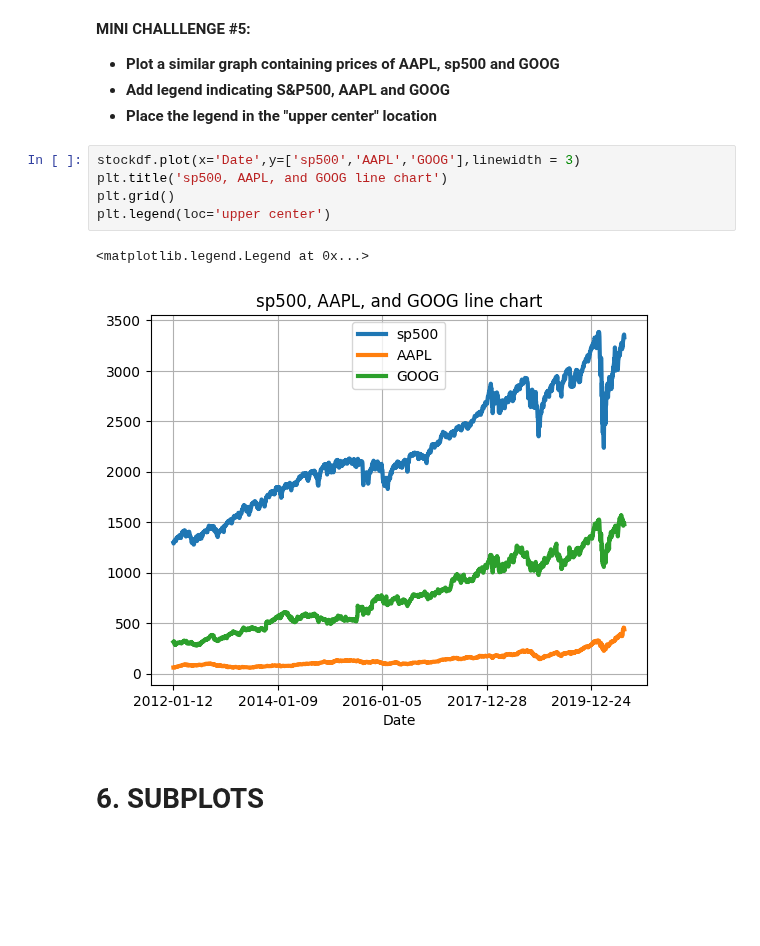
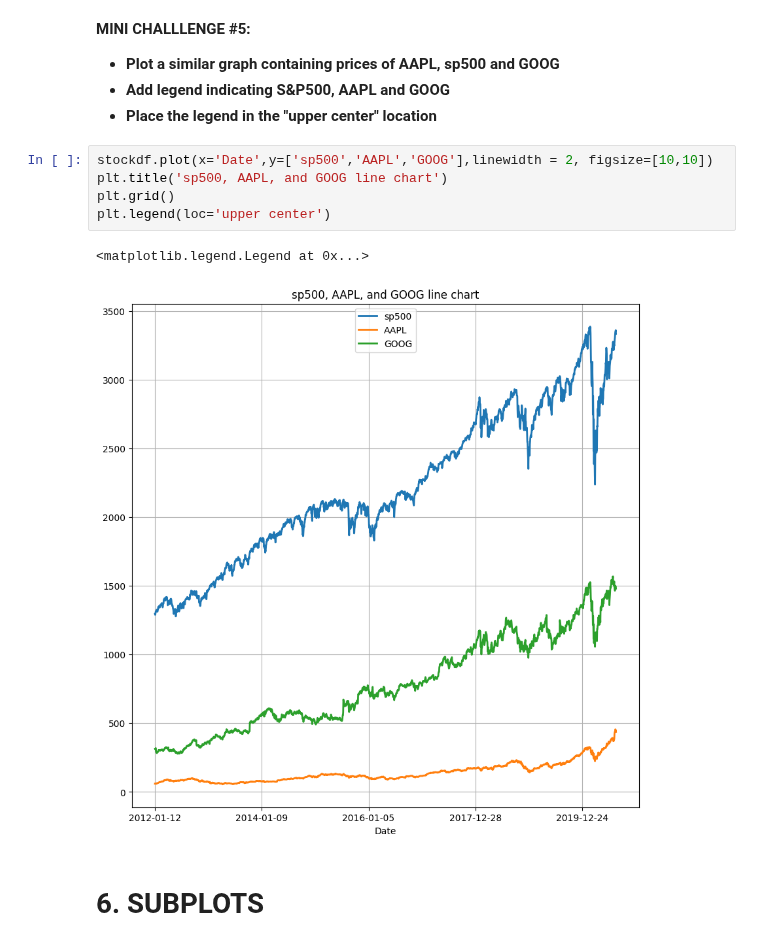
Before and after one commit to timvirga/StockPrediction, a Jupyter notebook: Section11-matplotlib/9_Python_101_Data_Visualization_with_matplotlib_Skeleton.ipynb, the cells around one changed output. Cells and saved outputs as stored; diff of their text form; blank space fills up the shorter version.

```diff
--- a/Section11-matplotlib/9_Python_101_Data_Visualization_with_matplotlib_Skeleton.ipynb
+++ b/Section11-matplotlib/9_Python_101_Data_Visualization_with_matplotlib_Skeleton.ipynb
@@ -184,12 +184,12 @@ Text(0.5, 1.0, 'Apple and S&P500')
 - **Add legend indicating S&P500, AAPL and GOOG**
 - **Place the legend in the "upper center" location**
 # %%
-stockdf.plot(x='Date',y=['sp500','AAPL','GOOG'],linewidth = 3)
+stockdf.plot(x='Date',y=['sp500','AAPL','GOOG'],linewidth = 2, figsize=[10,10])
 plt.title('sp500, AAPL, and GOOG line chart')
 plt.grid()
 plt.legend(loc='upper center')
 # %% [output]
 <matplotlib.legend.Legend at 0x...>
-[figure, old version]
+[figure, new version]
 # %% [markdown]
 # 6. SUBPLOTS
```
Also changed, not shown: parts of 3 cells of this notebook.
